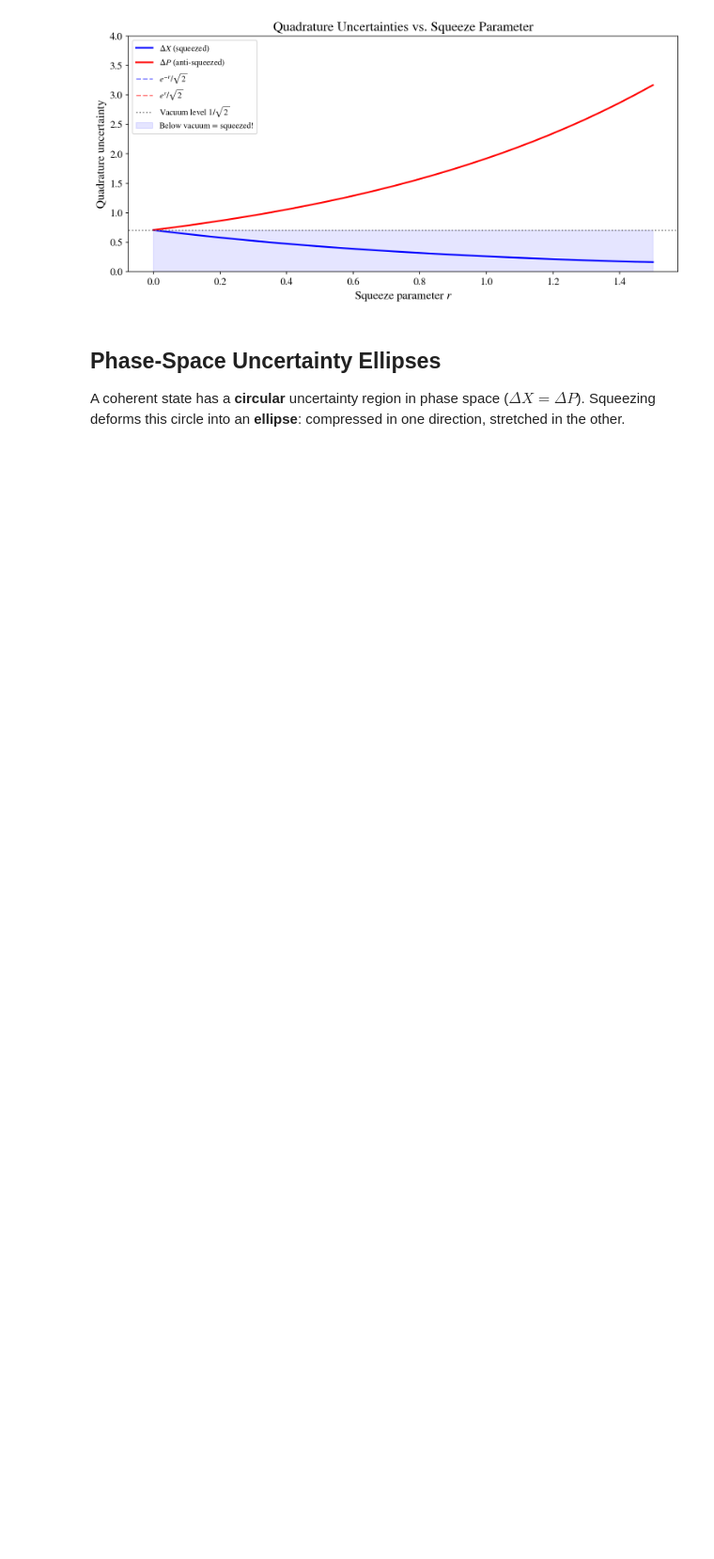
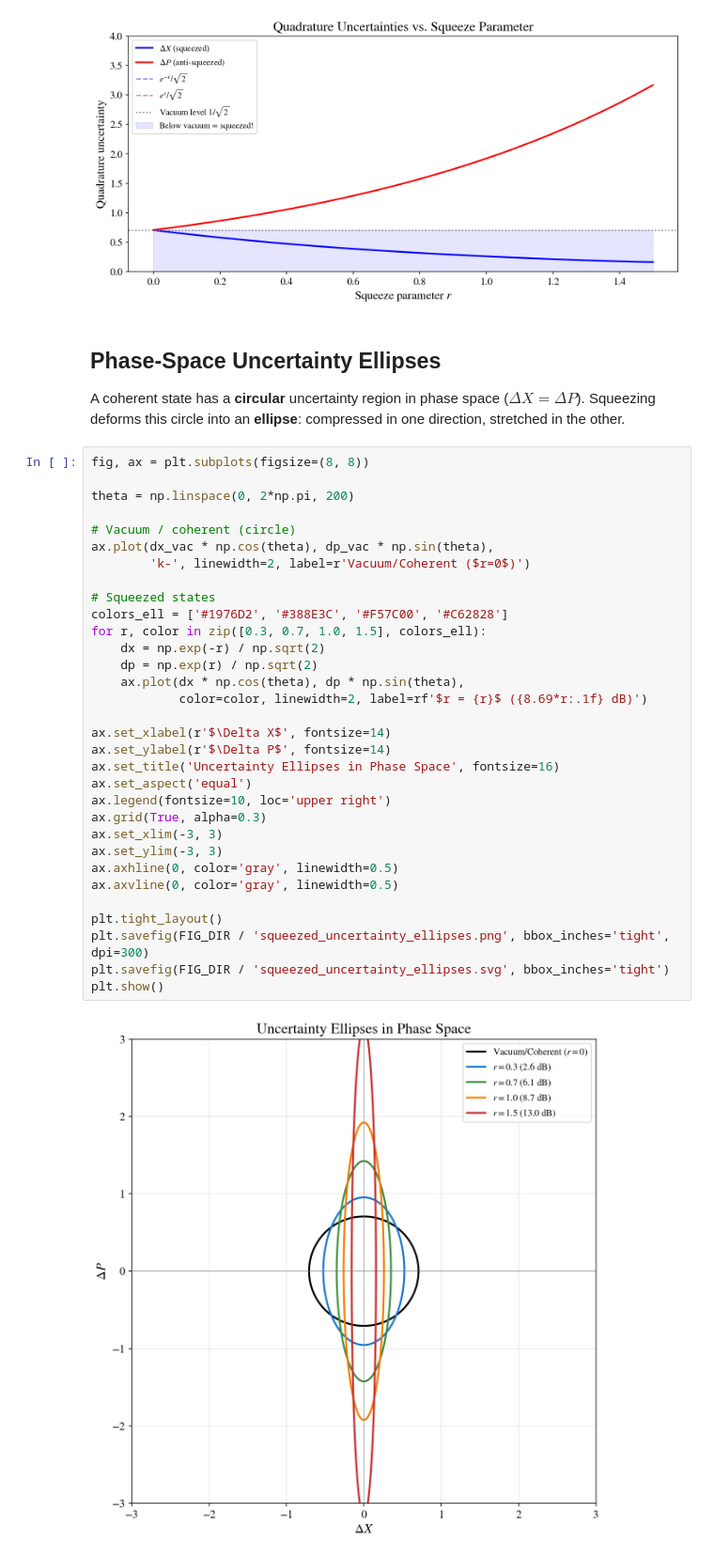
Before and after one commit to abbas-ahmad-cowlar/quantum-states-of-light, a Jupyter notebook: notebooks/03_squeezed_states.ipynb, the cells around one changed output. Shown at 94% size. Drawn from its saved outputs; the diff is of its cells as text; blank space fills up the shorter version.

Commit message:
Add 03 squeezed states cell 15: fig, ax = plt.subplots(figsize=(8, 8))

```diff
--- a/notebooks/03_squeezed_states.ipynb
+++ b/notebooks/03_squeezed_states.ipynb
@@ -261,3 +261,37 @@ plt.show()
 A coherent state has a **circular** uncertainty region in phase space
 ($\Delta X = \Delta P$). Squeezing deforms this circle into an **ellipse**:
 compressed in one direction, stretched in the other.
+# %%
+fig, ax = plt.subplots(figsize=(8, 8))
+
+theta = np.linspace(0, 2*np.pi, 200)
+
+# Vacuum / coherent (circle)
+ax.plot(dx_vac * np.cos(theta), dp_vac * np.sin(theta),
+        'k-', linewidth=2, label=r'Vacuum/Coherent ($r=0$)')
+
+# Squeezed states
+colors_ell = ['#1976D2', '#388E3C', '#F57C00', '#C62828']
+for r, color in zip([0.3, 0.7, 1.0, 1.5], colors_ell):
+    dx = np.exp(-r) / np.sqrt(2)
+    dp = np.exp(r) / np.sqrt(2)
+    ax.plot(dx * np.cos(theta), dp * np.sin(theta),
+            color=color, linewidth=2, label=rf'$r = {r}$ ({8.69*r:.1f} dB)')
+
+ax.set_xlabel(r'$\Delta X$', fontsize=14)
+ax.set_ylabel(r'$\Delta P$', fontsize=14)
+ax.set_title('Uncertainty Ellipses in Phase Space', fontsize=16)
+ax.set_aspect('equal')
+ax.legend(fontsize=10, loc='upper right')
+ax.grid(True, alpha=0.3)
+ax.set_xlim(-3, 3)
+ax.set_ylim(-3, 3)
+ax.axhline(0, color='gray', linewidth=0.5)
+ax.axvline(0, color='gray', linewidth=0.5)
+
+plt.tight_layout()
+plt.savefig(FIG_DIR / 'squeezed_uncertainty_ellipses.png', bbox_inches='tight', dpi=300)
+plt.savefig(FIG_DIR / 'squeezed_uncertainty_ellipses.svg', bbox_inches='tight')
+plt.show()
+# %% [output]
+[figure, added]
```
